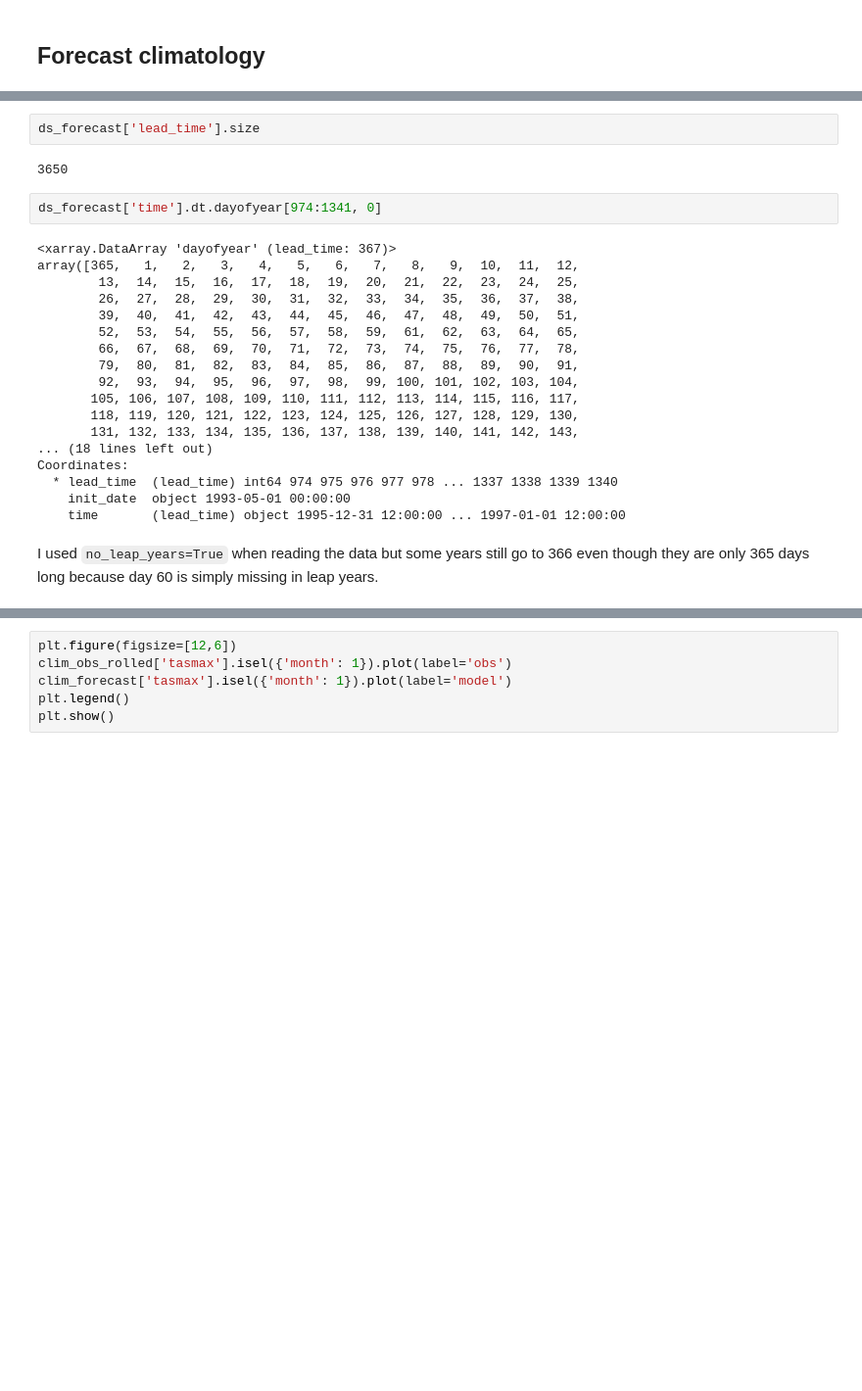
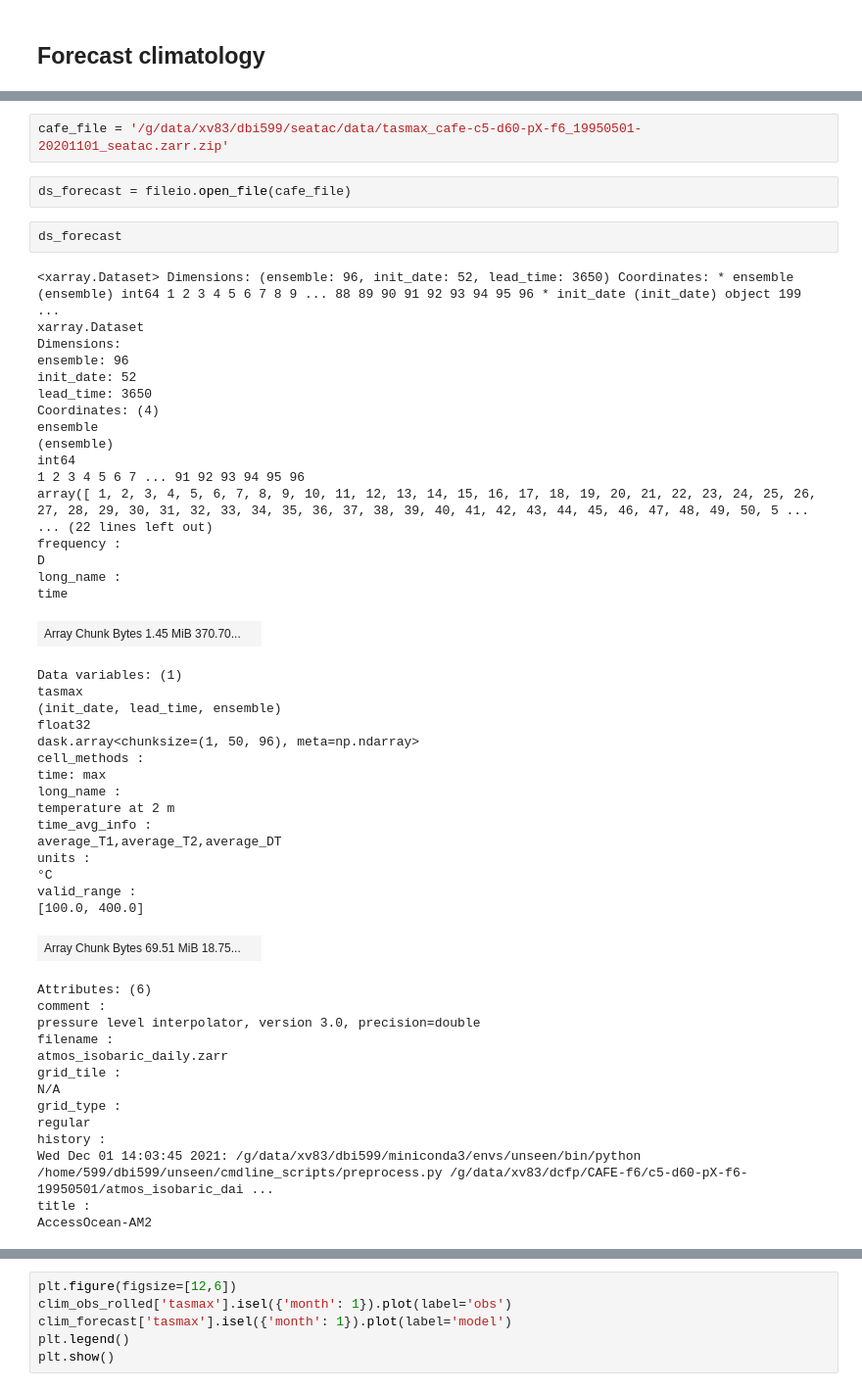
Before and after one commit to AusClimateService/unseen, a Jupyter notebook: projects/seatac/daily_bias_correction.ipynb, the cells around one changed output, grey strips where cells are left out. Shown at 98% size. Cells and saved outputs as stored; diff of their text form; blank space fills up the shorter version.

```diff
--- a/projects/seatac/daily_bias_correction.ipynb
+++ b/projects/seatac/daily_bias_correction.ipynb
@@ -32,26 +18,54 @@ ds_forecast = ds_forecast.compute()
-# %%
-ds_forecast['lead_time'].size
-# %% [output]
-3650
-# %%
-ds_forecast['time'].dt.dayofyear[974:1341, 0]
-# %% [output]
-<xarray.DataArray 'dayofyear' (lead_time: 367)>
-array([365,   1,   2,   3,   4,   5,   6,   7,   8,   9,  10,  11,  12,
-        13,  14,  15,  16,  17,  18,  19,  20,  21,  22,  23,  24,  25,
-        26,  27,  28,  29,  30,  31,  32,  33,  34,  35,  36,  37,  38,
-        39,  40,  41,  42,  43,  44,  45,  46,  47,  48,  49,  50,  51,
-        52,  53,  54,  55,  56,  57,  58,  59,  61,  62,  63,  64,  65,
-        66,  67,  68,  69,  70,  71,  72,  73,  74,  75,  76,  77,  78,
-        79,  80,  81,  82,  83,  84,  85,  86,  87,  88,  89,  90,  91,
-        92,  93,  94,  95,  96,  97,  98,  99, 100, 101, 102, 103, 104,
-       105, 106, 107, 108, 109, 110, 111, 112, 113, 114, 115, 116, 117,
-       118, 119, 120, 121, 122, 123, 124, 125, 126, 127, 128, 129, 130,
-       131, 132, 133, 134, 135, 136, 137, 138, 139, 140, 141, 142, 143,
-... (18 lines left out)
-Coordinates:
-  * lead_time  (lead_time) int64 974 975 976 977 978 ... 1337 1338 1339 1340
-    init_date  object 1993-05-01 00:00:00
-    time       (lead_time) object 1995-12-31 12:00:00 ... 1997-01-01 12:00:00
-# %% [markdown]
-I used `no_leap_years=True` when reading the data but some years still go to 366 even though they are only 365 days long because day 60 is simply missing in leap years.
+# %%
+cafe_file = '/g/data/xv83/dbi599/seatac/data/tasmax_cafe-c5-d60-pX-f6_19950501-20201101_seatac.zarr.zip'
+# %%
+ds_forecast = fileio.open_file(cafe_file)
+# %%
+ds_forecast
+# %% [output]
+<xarray.Dataset> Dimensions: (ensemble: 96, init_date: 52, lead_time: 3650) Coordinates: * ensemble (ensemble) int64 1 2 3 4 5 6 7 8 9 ... 88 89 90 91 92 93 94 95 96 * init_date (init_date) object 199 ...
+xarray.Dataset
+Dimensions:
+ensemble: 96
+init_date: 52
+lead_time: 3650
+Coordinates: (4)
+ensemble
+(ensemble)
+int64
+1 2 3 4 5 6 7 ... 91 92 93 94 95 96
+array([ 1, 2, 3, 4, 5, 6, 7, 8, 9, 10, 11, 12, 13, 14, 15, 16, 17, 18, 19, 20, 21, 22, 23, 24, 25, 26, 27, 28, 29, 30, 31, 32, 33, 34, 35, 36, 37, 38, 39, 40, 41, 42, 43, 44, 45, 46, 47, 48, 49, 50, 5 ...
+... (22 lines left out)
+frequency :
+D
+long_name :
+time
+| Array Chunk Bytes 1.45 MiB 370.70... |  |
+Data variables: (1)
+tasmax
+(init_date, lead_time, ensemble)
+float32
+dask.array<chunksize=(1, 50, 96), meta=np.ndarray>
+cell_methods :
+time: max
+long_name :
+temperature at 2 m
+time_avg_info :
+average_T1,average_T2,average_DT
+units :
+°C
+valid_range :
+[100.0, 400.0]
+| Array Chunk Bytes 69.51 MiB 18.75... |  |
+Attributes: (6)
+comment :
+pressure level interpolator, version 3.0, precision=double
+filename :
+atmos_isobaric_daily.zarr
+grid_tile :
+N/A
+grid_type :
+regular
+history :
+Wed Dec 01 14:03:45 2021: /g/data/xv83/dbi599/miniconda3/envs/unseen/bin/python /home/599/dbi599/unseen/cmdline_scripts/preprocess.py /g/data/xv83/dcfp/CAFE-f6/c5-d60-pX-f6-19950501/atmos_isobaric_dai ...
+title :
+AccessOcean-AM2
```
Also changed, not shown: parts of 30 cells of this notebook, 6 other files.
